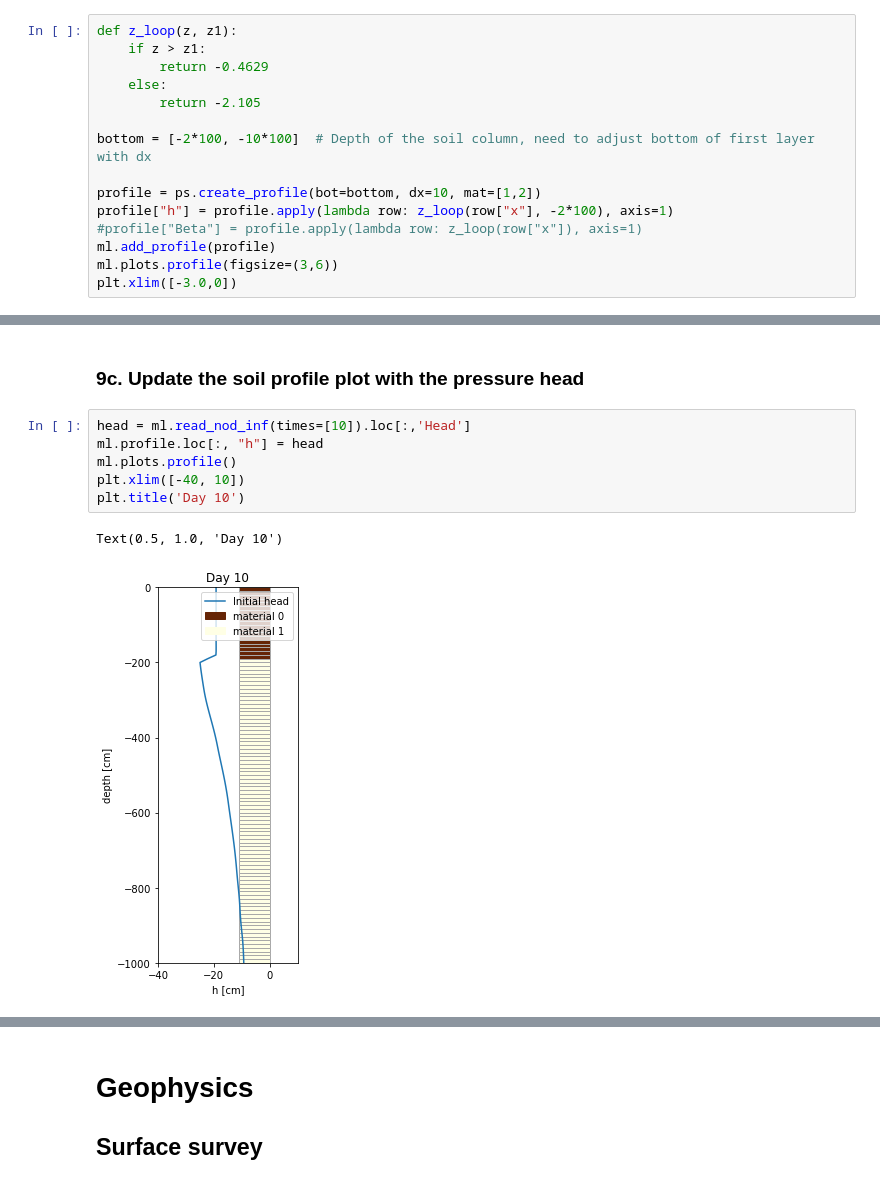
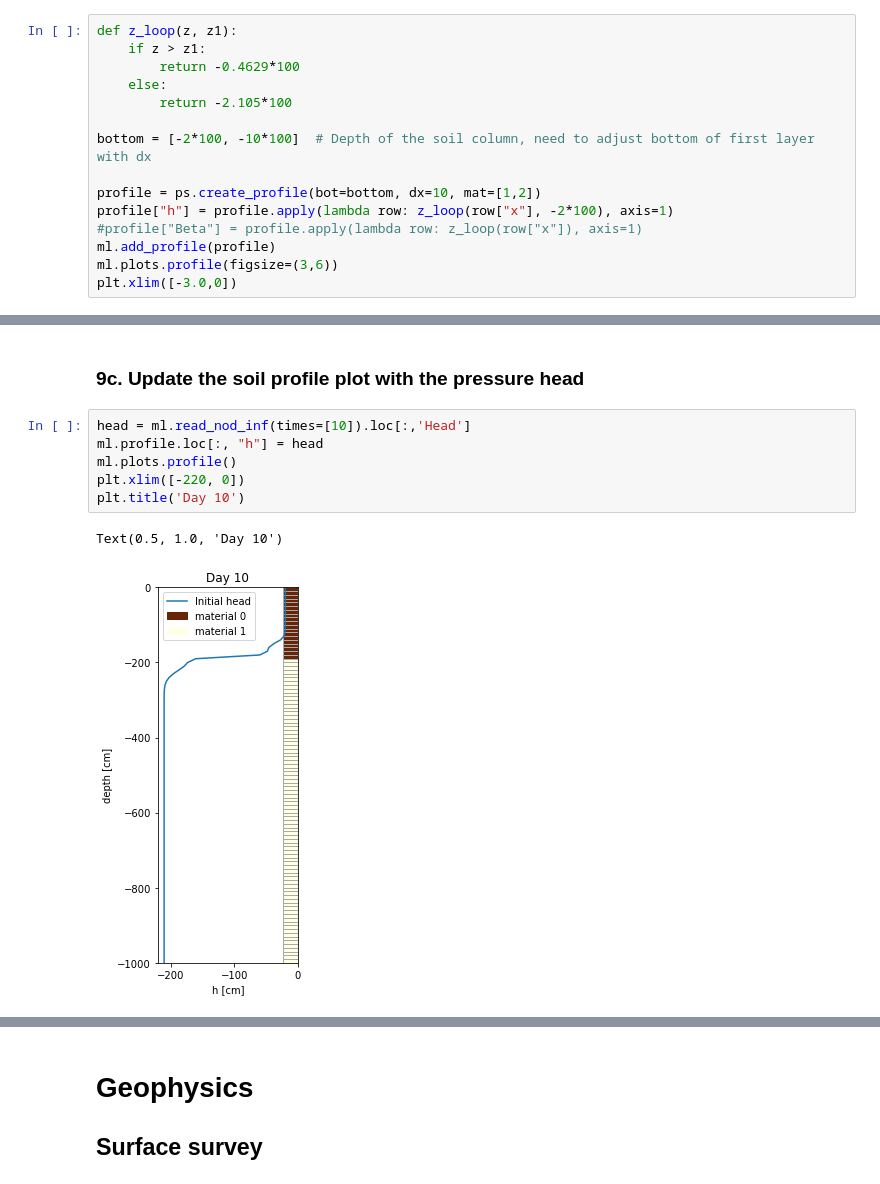
Before and after one commit to cmtso/phydrus_geophy, a Jupyter notebook: phydrus_geophys_ex1.ipynb, the cells around one changed output, grey strips where cells are left out. Saved outputs shown, nothing was run; the diff lists cells and outputs as text.

```diff
--- a/phydrus_geophys_ex1.ipynb
+++ b/phydrus_geophys_ex1.ipynb
@@ -155,9 +156,9 @@ The profile is a simple one based on depth.
 # %%
 def z_loop(z, z1):
     if z > z1:
-        return -0.4629
+        return -0.4629*100
     else:
-        return -2.105
+        return -2.105*100
 
 bottom = [-2*100, -10*100]  # Depth of the soil column, need to adjust bottom of first layer with dx
 
@@ -296,12 +293,12 @@ ml.read_nod_inf(times=[10]).head()
 # %%
 head = ml.read_nod_inf(times=[10]).loc[:,'Head']
 ml.profile.loc[:, "h"] = head
 ml.plots.profile()
-plt.xlim([-40, 10])
+plt.xlim([-220, 0])
 plt.title('Day 10')
 # %% [output]
 Text(0.5, 1.0, 'Day 10')
-[figure, old version]
+[figure, new version]
 # %%
 ml.read_nod_inf(times=[2.5])
 # %% [output]
```
Also changed, not shown: parts of 12 cells of this notebook.
